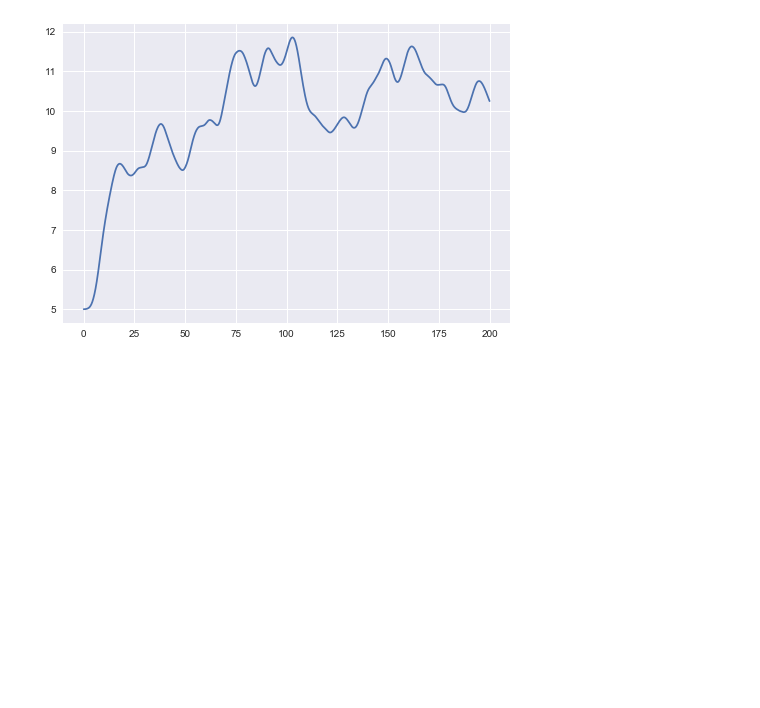
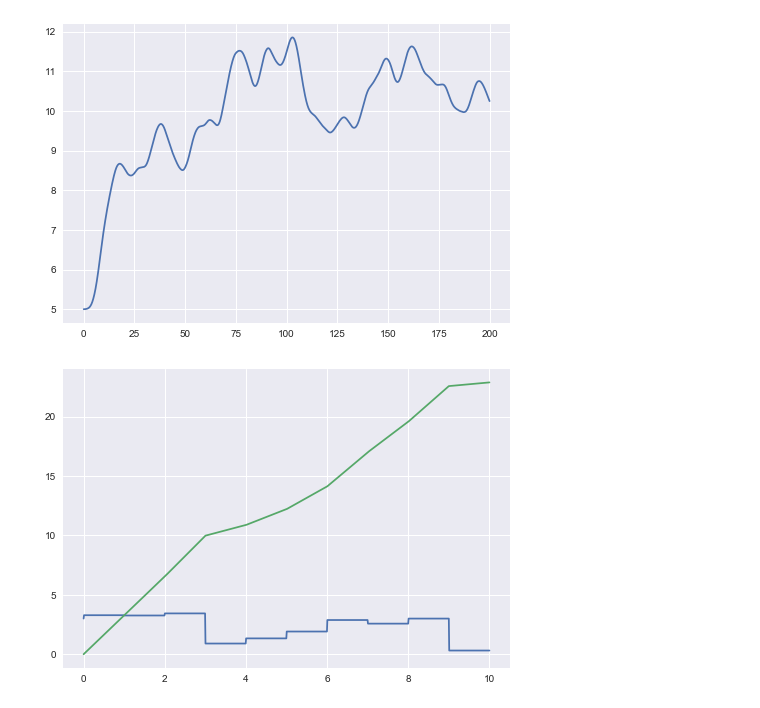
Before and after one commit to danmackinlay/branching_process, a Jupyter notebook: workbooks/hawkes_cts_dev.ipynb, the cells around one changed output. Saved outputs shown, nothing was run; the diff lists cells and outputs as text; code cells hidden in the pictures; blank space fills up the shorter version.

Commit message:
use StepKernel

```diff
--- a/workbooks/hawkes_cts_dev.ipynb
+++ b/workbooks/hawkes_cts_dev.ipynb
@@ -117,3 +117,18 @@ true_intensity = model.intensity_hawkes(timestamps, eval_timestamps=evalpts, **p
 plt.plot(evalpts, true_intensity);
 # %% [output]
 [figure]
+# %%
+influence = reload(influence)
+evalpts = np.linspace(0, 10, 1000)
+numpy.random.seed(1237)
+mu = 3
+n_bases = 10
+kappa = np.random.uniform(-1,1, size=n_bases)**3*3
+
+step_phi = influence.StepKernel(n_bases=n_bases, end=10, mu=mu)
+
+plt.figure();
+plt.plot(evalpts, step_phi(evalpts, kappa=kappa));
+plt.plot(evalpts, step_phi.integrate(evalpts, kappa=kappa));
+# %% [output]
+[figure, added]
```
Also changed, not shown: parts of 2 cells of this notebook.
